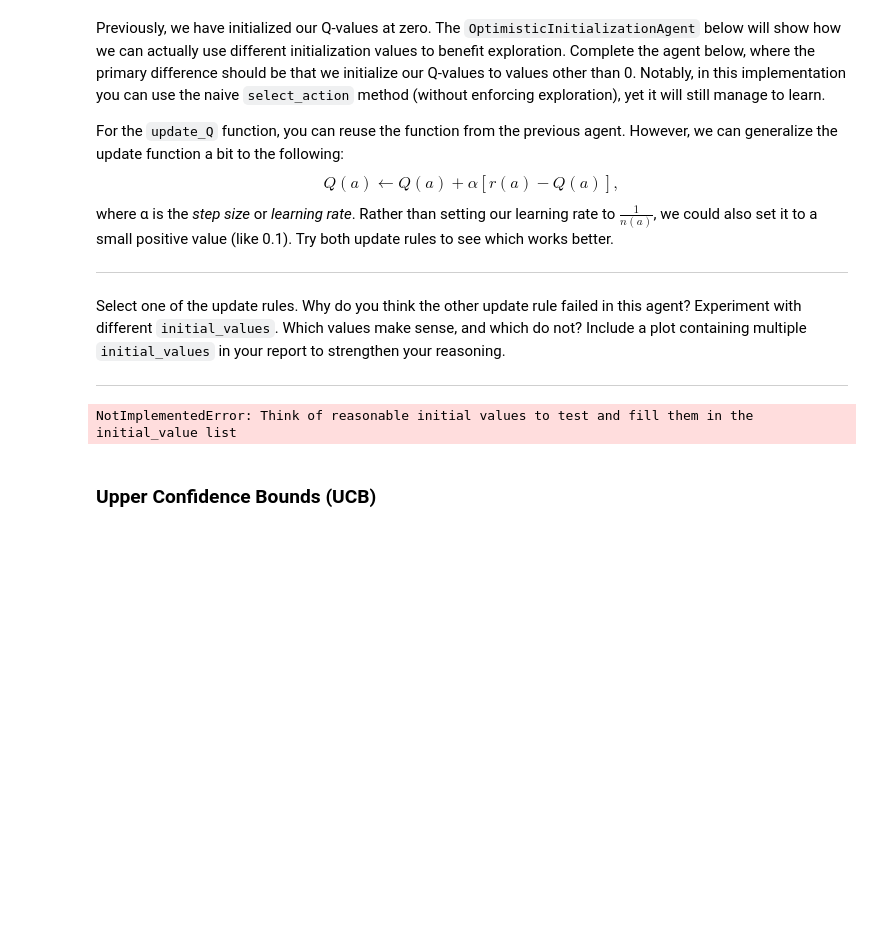
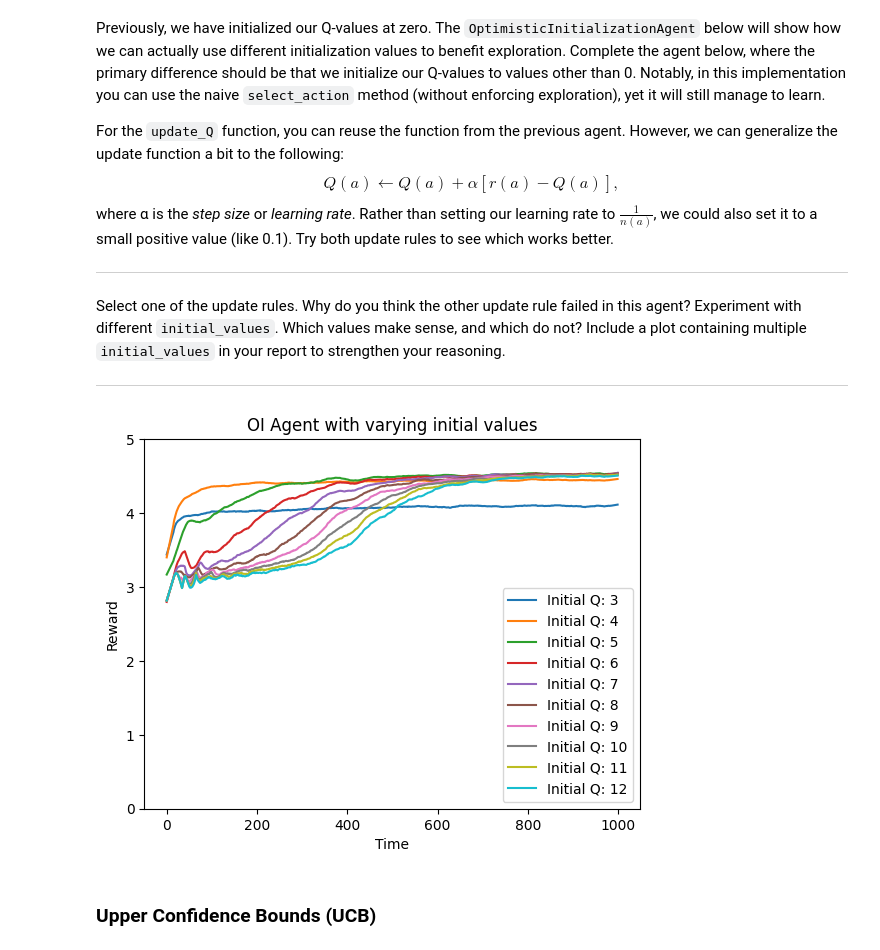
Before and after one commit to kraksys/irl26, a Jupyter notebook: RL_Bachelor_Assignment_1A_(2026).ipynb, the cells around one changed output. Saved outputs shown, nothing was run; the diff lists cells and outputs as text; code cells hidden in the pictures; blank space fills up the shorter version.

Commit message:
OptimisticInitializationAgent

```diff
--- a/RL_Bachelor_Assignment_1A_(2026).ipynb
+++ b/RL_Bachelor_Assignment_1A_(2026).ipynb
@@ -409,38 +410,39 @@ Experiment with different `initial_values`. Which values make sense, and which d
 class OptimisticInitializationAgent(Agent):
     def __init__(self, n_actions, initial_value=0.0):
         super().__init__(n_actions) # Call parent class init
 
-        raise NotImplementedError()
-
+        self.actions = n_actions
+        self.Q = np.ones(n_actions) * initial_value
+        self.initial_value = initial_value
     def select_action(self, **kwargs):
         """ Select an action """
 
         # Naive (greedy) method -- leave as is
         # This is intended (although not strictly neccesary).
         # Reason about why this still manages to learn
         action = np.argmax(self.Q)
 
         return action
 
     def update_Q(self, action, observed_reward):
         """ After performing actions, update our current knowledge """
 
-        raise NotImplementedError()
+        self.Q[action] = self.Q[action] + 0.1*(observed_reward - self.Q[action])
 
-initial_values = [] # <--- Think of reasonable values to test here
+initial_values = [3, 4, 5, 6, 7, 8, 9, 10, 11, 12] # <--- Think of reasonable values to test here
 if len(initial_values) == 0:
     raise NotImplementedError("Think of reasonable initial values to test and fill them in the initial_value list")
 
 plot = LearningCurvePlot("OI Agent with varying initial values")
 for initial_value in initial_values:
     experiment(
         plot,
         agent_class=OptimisticInitializationAgent,
         label=f"Initial Q: {initial_value}",
         initial_value=initial_value,
     )
 # %% [output]
-NotImplementedError: Think of reasonable initial values to test and fill them in the initial_value list
+[figure, added]
 # %% [markdown]
 ### Upper Confidence Bounds (UCB)
 # %% [markdown]
```
Also changed, not shown: parts of 1 cell of this notebook.
